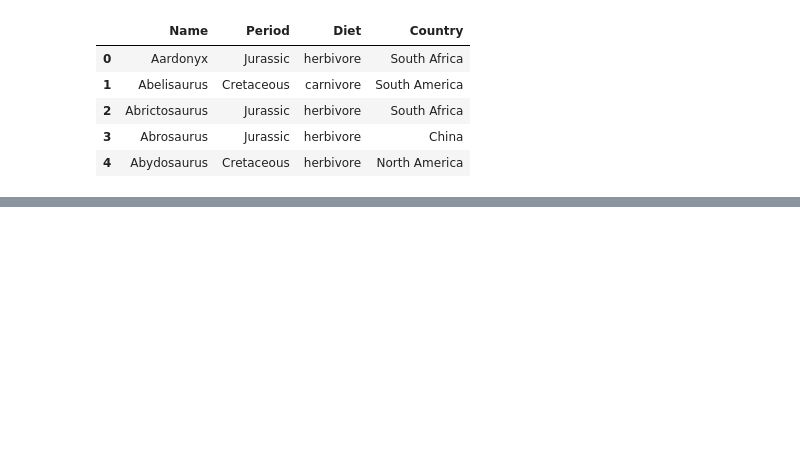
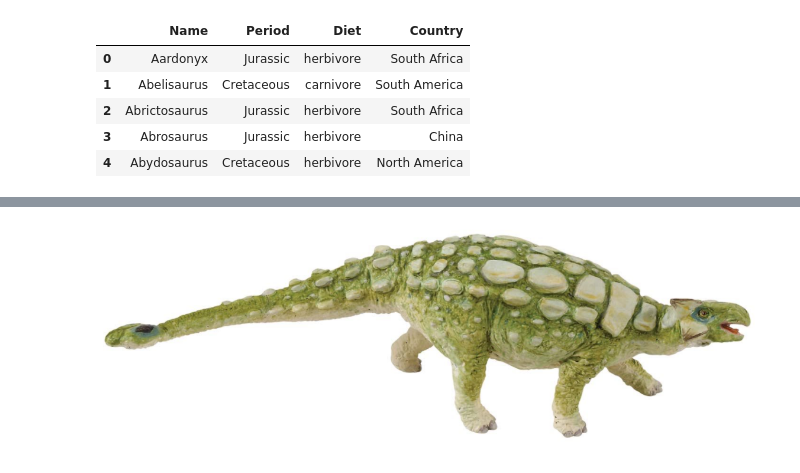
Before and after one commit to Jystine/DataHack2024, a Jupyter notebook: Raine_Notebook.ipynb, the cells around one changed output, grey strips where cells are left out. Cells and saved outputs as stored; diff of their text form; code cells hidden in the pictures; blank space fills up the shorter version.

```diff
--- a/Raine_Notebook.ipynb
+++ b/Raine_Notebook.ipynb
@@ -36,0 +67,4 @@ Successfully installed split-folders-0.5.1
+# %%
+PIL.Image.open("data/ankylosaurus/1.png")
+# %% [output]
+[figure, added]
```
Also changed, not shown: parts of 27 cells of this notebook.
